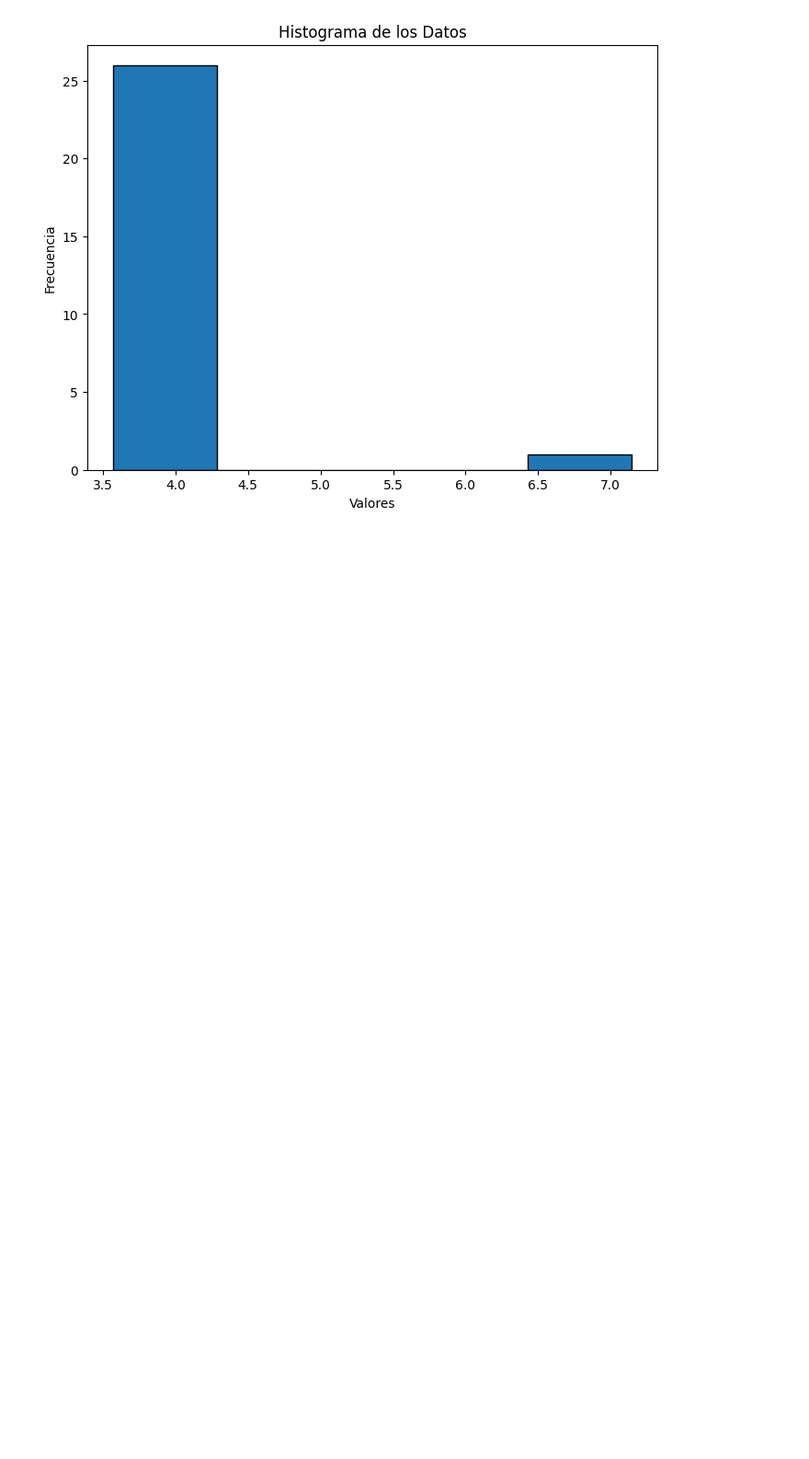
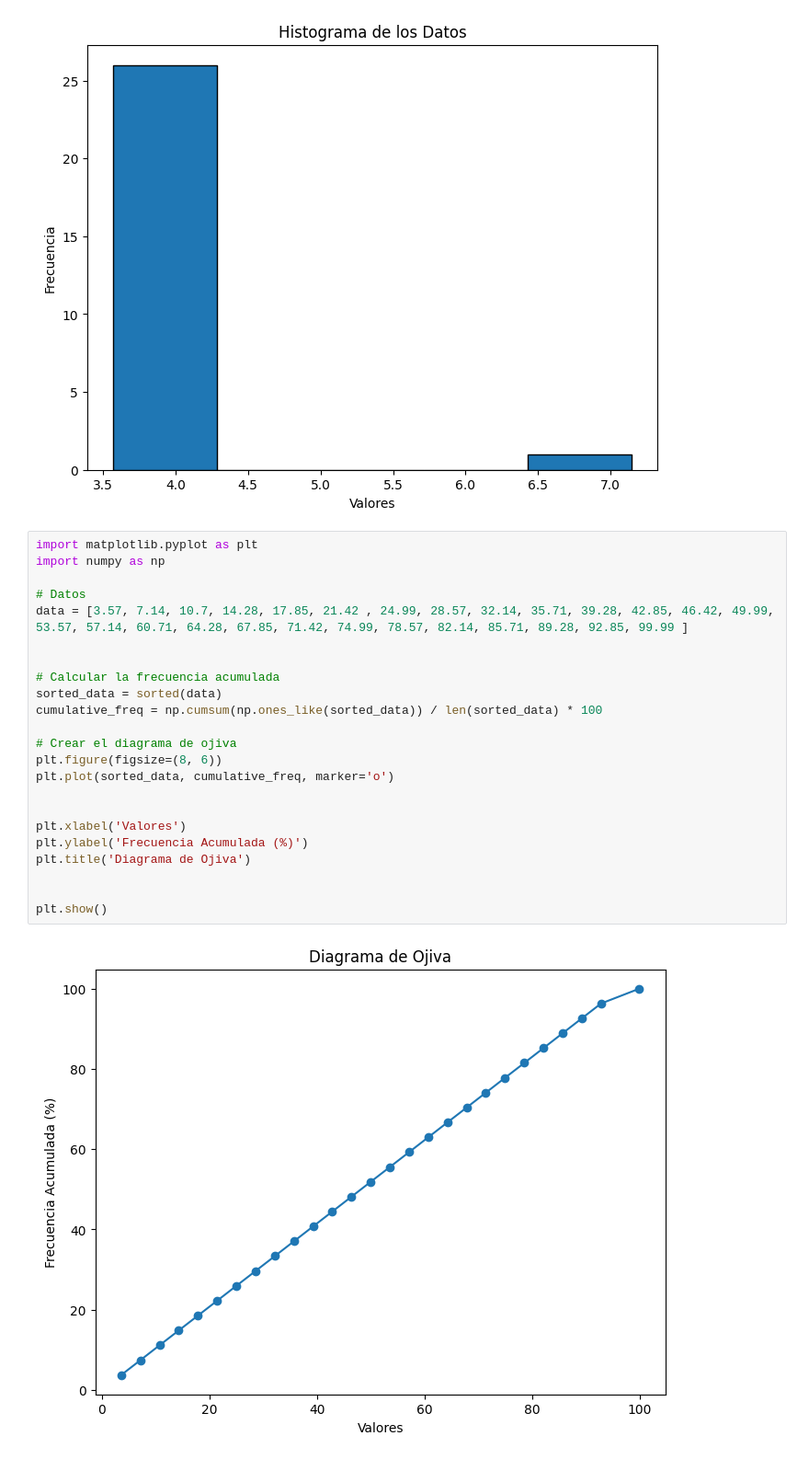
Before and after one commit to EstadisticaTics/ARGVerano2024T1, a Jupyter notebook: Ejercicio 8.ipynb, the cells around one changed output. Shown at 92% size. Cells and saved outputs as stored; diff of their text form; blank space fills up the shorter version.

```diff
--- a/Ejercicio 8.ipynb
+++ b/Ejercicio 8.ipynb
@@ -183,3 +183,28 @@ plt.title('Histograma de los Datos')
 plt.show()
 # %% [output]
 [figure]
+# %%
+import matplotlib.pyplot as plt
+import numpy as np
+
+# Datos
+data = [3.57, 7.14, 10.7, 14.28, 17.85, 21.42 , 24.99, 28.57, 32.14, 35.71, 39.28, 42.85, 46.42, 49.99, 53.57, 57.14, 60.71, 64.28, 67.85, 71.42, 74.99, 78.57, 82.14, 85.71, 89.28, 92.85, 99.99 ]
+
+
+# Calcular la frecuencia acumulada
+sorted_data = sorted(data)
+cumulative_freq = np.cumsum(np.ones_like(sorted_data)) / len(sorted_data) * 100
+
+# Crear el diagrama de ojiva
+plt.figure(figsize=(8, 6))
+plt.plot(sorted_data, cumulative_freq, marker='o')
+
+
+plt.xlabel('Valores')
+plt.ylabel('Frecuencia Acumulada (%)')
+plt.title('Diagrama de Ojiva')
+
+
+plt.show()
+# %% [output]
+[figure, added]
```
